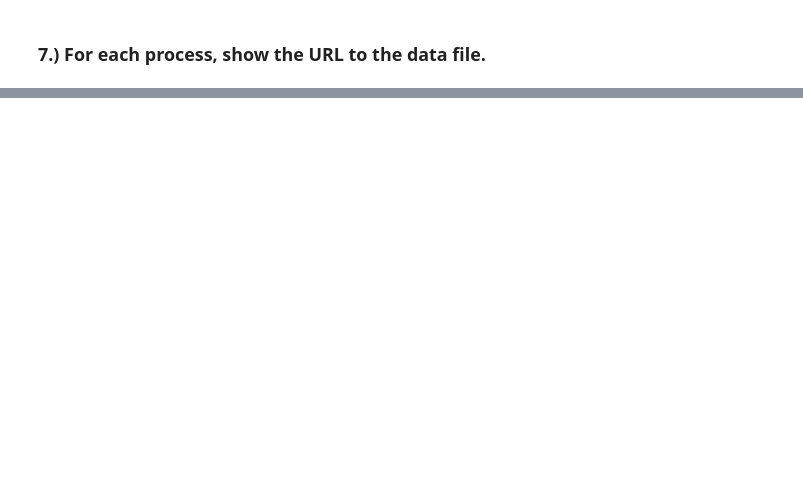
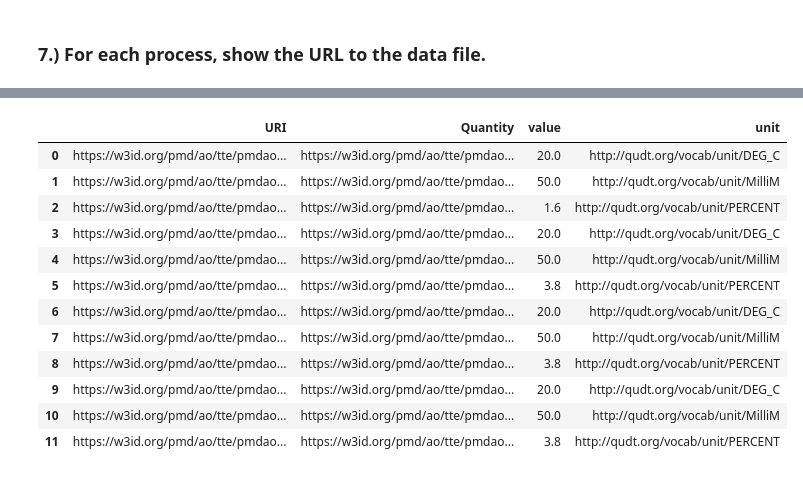
Before and after one commit to mbruns91/pmd_mesh-demonstrator, a Jupyter notebook: notebooks/02-exploration_via_sparql.ipynb, the cells around one changed output, grey strips where cells are left out. Saved outputs shown, nothing was run; the diff lists cells and outputs as text; code cells hidden in the pictures; blank space fills up the shorter version.

```diff
--- a/notebooks/02-exploration_via_sparql.ipynb
+++ b/notebooks/02-exploration_via_sparql.ipynb
@@ -349,3 +408,4 @@ query = queries.secondary_data(testURI)
 # %%
-query = queries.metadata(testURI)
-#distributed_query(partners, datasets, query.query, query.columns)
+query = queries.metadata()
+metadata_results = helpers.federated_query(partners, datasets, query.query, query.columns, print_to_screen=True)
+metadata_results_rns = helpers.RecursiveNamespace(**metadata_results)
@@ -351,0 +455,16 @@ query = queries.metadata(testURI)
+# %%
+metadata_results_rns.iwm.ontodocker_iwm.pmdco2_tto_example_parallel.result # is a pandas dataframe
+# %% [output]
+|  | URI | Quantity | value | unit |
+| 0 | https://w3id.org/pmd/ao/tte/pmdao... | https://w3id.org/pmd/ao/tte/pmdao... | 20.0 | http://qudt.org/vocab/unit/DEG_C |
+| 1 | https://w3id.org/pmd/ao/tte/pmdao... | https://w3id.org/pmd/ao/tte/pmdao... | 50.0 | http://qudt.org/vocab/unit/MilliM |
+| 2 | https://w3id.org/pmd/ao/tte/pmdao... | https://w3id.org/pmd/ao/tte/pmdao... | 1.6 | http://qudt.org/vocab/unit/PERCENT |
+| 3 | https://w3id.org/pmd/ao/tte/pmdao... | https://w3id.org/pmd/ao/tte/pmdao... | 20.0 | http://qudt.org/vocab/unit/DEG_C |
+| 4 | https://w3id.org/pmd/ao/tte/pmdao... | https://w3id.org/pmd/ao/tte/pmdao... | 50.0 | http://qudt.org/vocab/unit/MilliM |
+| 5 | https://w3id.org/pmd/ao/tte/pmdao... | https://w3id.org/pmd/ao/tte/pmdao... | 3.8 | http://qudt.org/vocab/unit/PERCENT |
+| 6 | https://w3id.org/pmd/ao/tte/pmdao... | https://w3id.org/pmd/ao/tte/pmdao... | 20.0 | http://qudt.org/vocab/unit/DEG_C |
+| 7 | https://w3id.org/pmd/ao/tte/pmdao... | https://w3id.org/pmd/ao/tte/pmdao... | 50.0 | http://qudt.org/vocab/unit/MilliM |
+| 8 | https://w3id.org/pmd/ao/tte/pmdao... | https://w3id.org/pmd/ao/tte/pmdao... | 3.8 | http://qudt.org/vocab/unit/PERCENT |
+| 9 | https://w3id.org/pmd/ao/tte/pmdao... | https://w3id.org/pmd/ao/tte/pmdao... | 20.0 | http://qudt.org/vocab/unit/DEG_C |
+| 10 | https://w3id.org/pmd/ao/tte/pmdao... | https://w3id.org/pmd/ao/tte/pmdao... | 50.0 | http://qudt.org/vocab/unit/MilliM |
+| 11 | https://w3id.org/pmd/ao/tte/pmdao... | https://w3id.org/pmd/ao/tte/pmdao... | 3.8 | http://qudt.org/vocab/unit/PERCENT |
```
Also changed, not shown: parts of 33 cells of this notebook, 4 other files.
